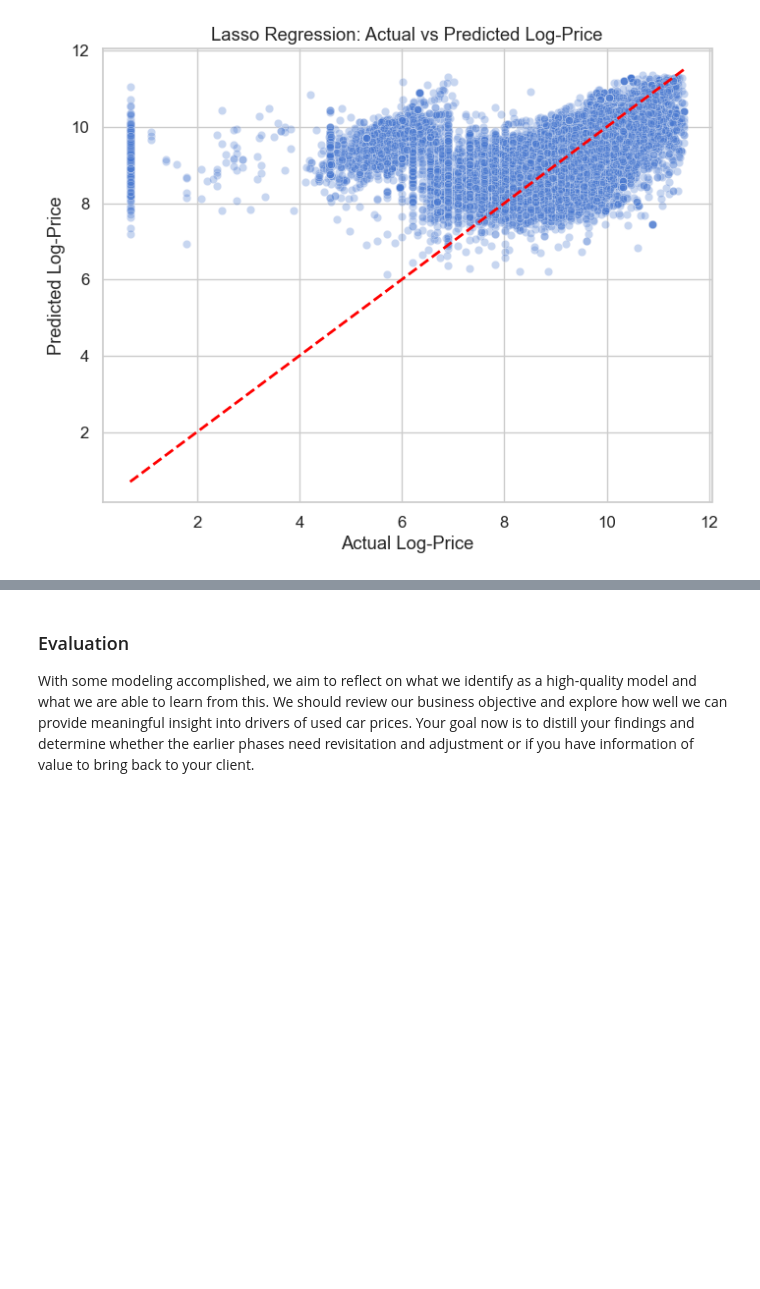
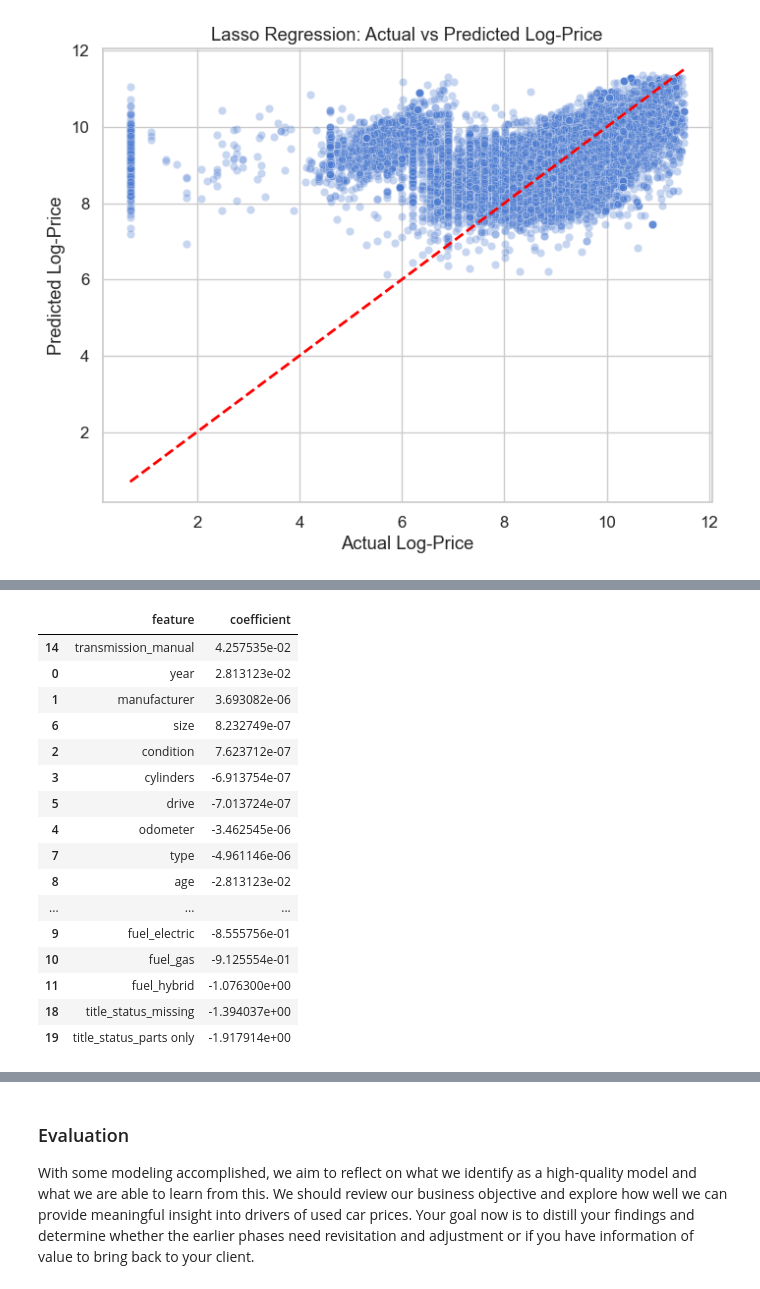
Before and after one commit to RohitKBhatnagar/CarPricing, a Jupyter notebook: prompt_II.ipynb, the cells around one changed output, grey strips where cells are left out. Cells and saved outputs as stored; diff of their text form; code cells hidden in the pictures; blank space fills up the shorter version.

```diff
--- a/prompt_II.ipynb
+++ b/prompt_II.ipynb
@@ -775,0 +822,20 @@ plot_predictions(y_test, y_pred_lasso, "Lasso Regression: Actual vs Predicted Lo
+# %%
+coef_df.tail(20)   # strongest negative drivers of price
+# %% [output]
+|  | feature | coefficient |
+| 14 | transmission_manual | 4.257535e-02 |
+| 0 | year | 2.813123e-02 |
+| 1 | manufacturer | 3.693082e-06 |
+| 6 | size | 8.232749e-07 |
+| 2 | condition | 7.623712e-07 |
+| 3 | cylinders | -6.913754e-07 |
+| 5 | drive | -7.013724e-07 |
+| 4 | odometer | -3.462545e-06 |
+| 7 | type | -4.961146e-06 |
+| 8 | age | -2.813123e-02 |
+| ... | ... | ... |
+| 9 | fuel_electric | -8.555756e-01 |
+| 10 | fuel_gas | -9.125554e-01 |
+| 11 | fuel_hybrid | -1.076300e+00 |
+| 18 | title_status_missing | -1.394037e+00 |
+| 19 | title_status_parts only | -1.917914e+00 |
```
Also changed, not shown: parts of 3 cells of this notebook.
